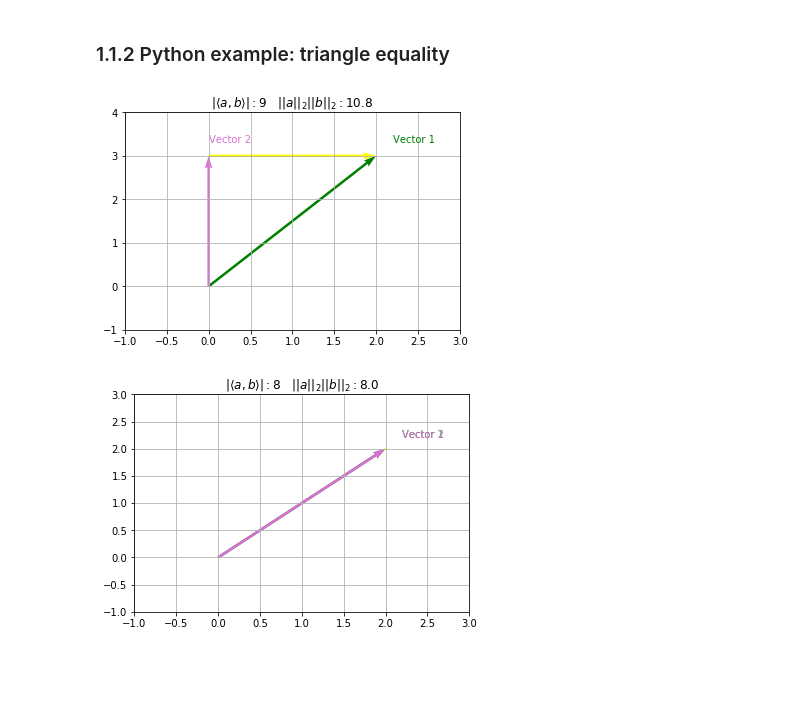
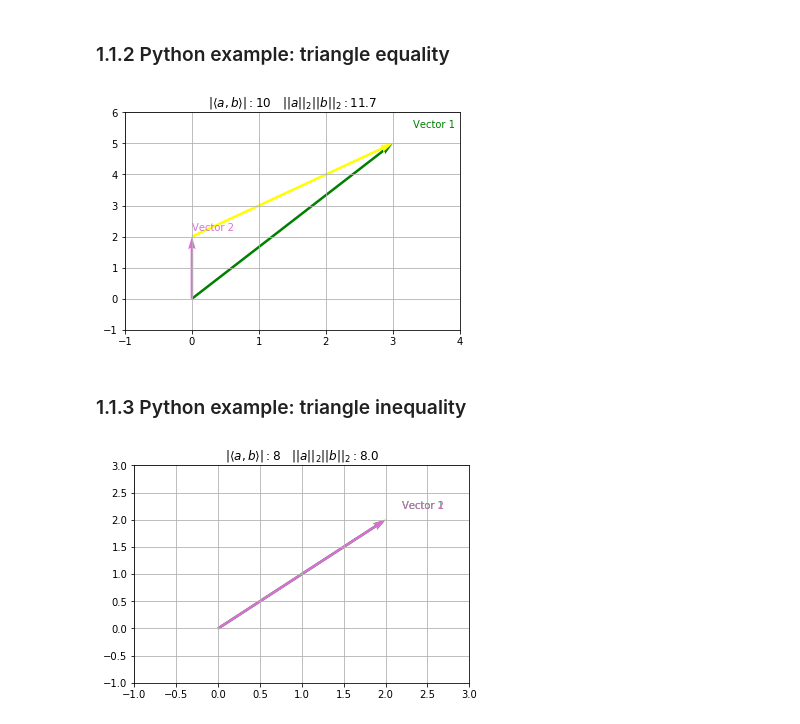
Before and after one commit to anhnguyendepocen/Numerical_Optimization, a Jupyter notebook: L1_Linalg.ipynb, the cells around one changed output. Drawn from its saved outputs; the diff is of its cells as text; code cells hidden in the pictures; blank space fills up the shorter version.

```diff
--- a/L1_Linalg.ipynb
+++ b/L1_Linalg.ipynb
@@ -50,11 +52,13 @@ from L1_vectors import *
 # %%
 # Generate two sets of vectors
 a = np.random.randint(6, size=2)
 b = np.random.randint(6, size=2)
 
-vectors([a,b]).graph()
+triange_inequality([a,b]).graph()
 # %% [output]
-[figure, old version]
+[figure, new version]
+# %% [markdown]
+### 1.1.3 Python example: triangle inequality
 # %%
 a = np.array([2,2])
 b = np.array([2,2])
```
Also changed, not shown: parts of 77 cells of this notebook, 3 other files.
